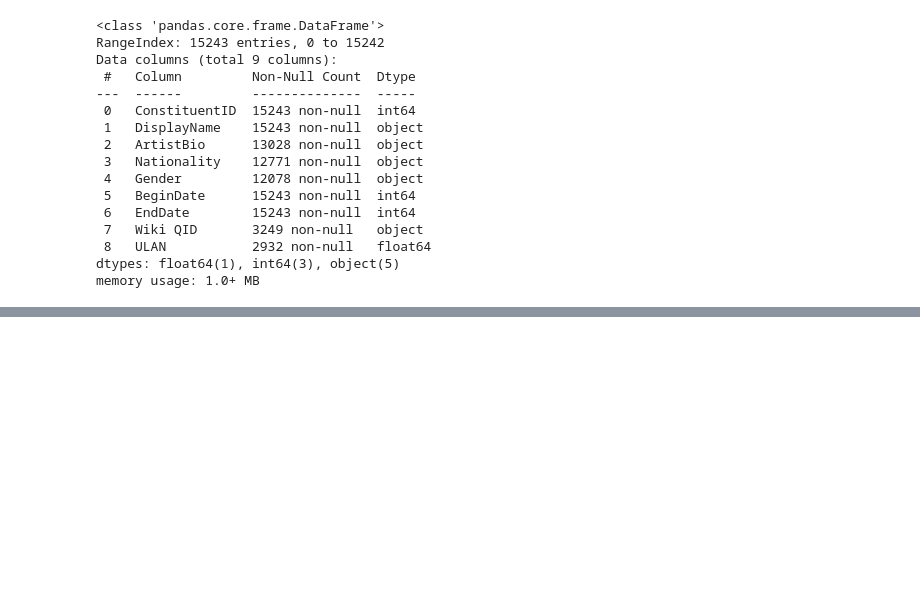
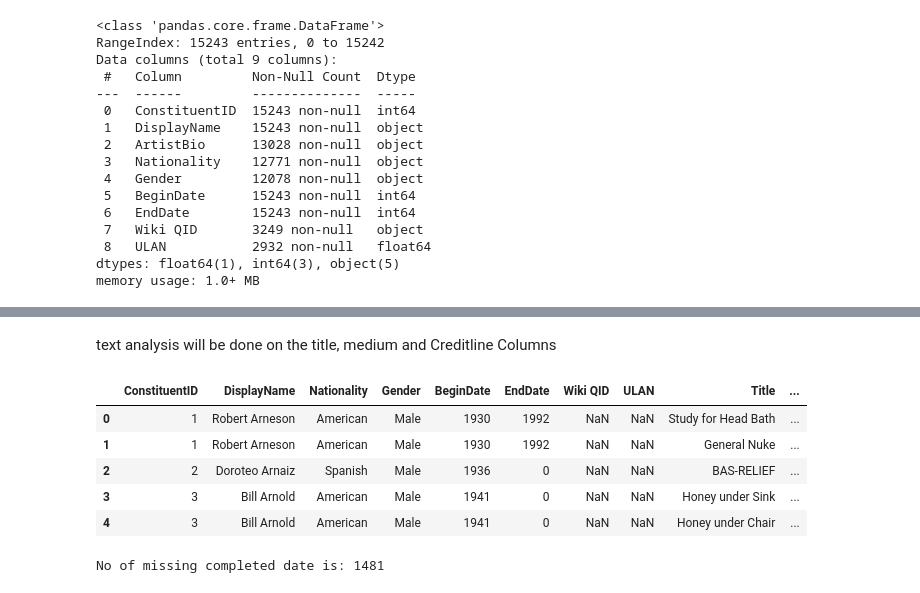
Before and after one commit to Data-Epic/Shadow-Ops, a Jupyter notebook: project-4/data_cleaning.ipynb, the cells around one changed output, grey strips where cells are left out. Drawn from its saved outputs; the diff is of its cells as text; code cells hidden in the pictures; blank space fills up the shorter version.

```diff
--- a/project-4/data_cleaning.ipynb
+++ b/project-4/data_cleaning.ipynb
@@ -70,0 +377,14 @@ artwork_data.head()
+# %%
+# creating features from the date acquired
+
+# extracting year
+artwork_data["DateAcquired_year"] = artwork_data["DateAcquired"].dt.year
+
+# extracting month
+artwork_data["DateAcquired_month"] = artwork_data["DateAcquired"].dt.month
+
+# extracting day
+artwork_data["DateAcquired_day"] = artwork_data["DateAcquired"].dt.day
+
+#extracting weekday
+artwork_data["DateAcquired_weekday"] = artwork_data["DateAcquired"].dt.weekday
@@ -127,0 +423,10 @@ dtype: int64
+# %%
+# columns greater than 60 percent will be dropped.
+missing_dict = (artwork_data.isna().sum() / len(artwork_data) * 100).to_dict()
+missing_cols = []
+
+for key in missing_dict.keys():
+    if missing_dict.get(key) > 60:
+        missing_cols.append(key)
+
+missing_cols
@@ -127,0 +441,5 @@ dtype: int64
+# %%
+artwork_data.drop(columns=missing_cols, inplace=True)
+# %%
+# drop ArtistBio. There is no need for it as there are other columns that has the name and the timeline of the artist
+artwork_data = artwork_data.drop(columns=["ArtistBio"])
@@ -127,0 +466,13 @@ dtype: int64
+# %% [markdown]
+text analysis will be done on the title, medium and Creditline Columns
+# %%
+# rows where objectId is missing has every other 80% of the values in the row missing
+# rows where onjectId is missing will be dropped
+artwork_data[artwork_data.ObjectID.notnull()].head()
+# %% [output]
+|  | ConstituentID | DisplayName | Nationality | Gender | BeginDate | EndDate | Wiki QID | ULAN | Title | ... |
+| 0 | 1 | Robert Arneson | American | Male | 1930 | 1992 | NaN | NaN | Study for Head Bath | ... |
+| 1 | 1 | Robert Arneson | American | Male | 1930 | 1992 | NaN | NaN | General Nuke | ... |
+| 2 | 2 | Doroteo Arnaiz | Spanish | Male | 1936 | 0 | NaN | NaN | BAS-RELIEF | ... |
+| 3 | 3 | Bill Arnold | American | Male | 1941 | 0 | NaN | NaN | Honey under Sink | ... |
+| 4 | 3 | Bill Arnold | American | Male | 1941 | 0 | NaN | NaN | Honey under Chair | ... |
@@ -127,0 +482,11 @@ dtype: int64
+# %%
+# filling completed date with max date
+artwork_data["completedDate"] = artwork_data.completedDate.astype("float")
+
+# number of missing data
+print(f"No of missing completed date is: {artwork_data.completedDate.isna().sum()}")
+
+max_completed_date = artwork_data.completedDate.max()
+artwork_data.completedDate.fillna(max_completed_date, inplace=True)
+# %% [output]
+No of missing completed date is: 1481
```
Also changed, not shown: parts of 65 cells of this notebook.
